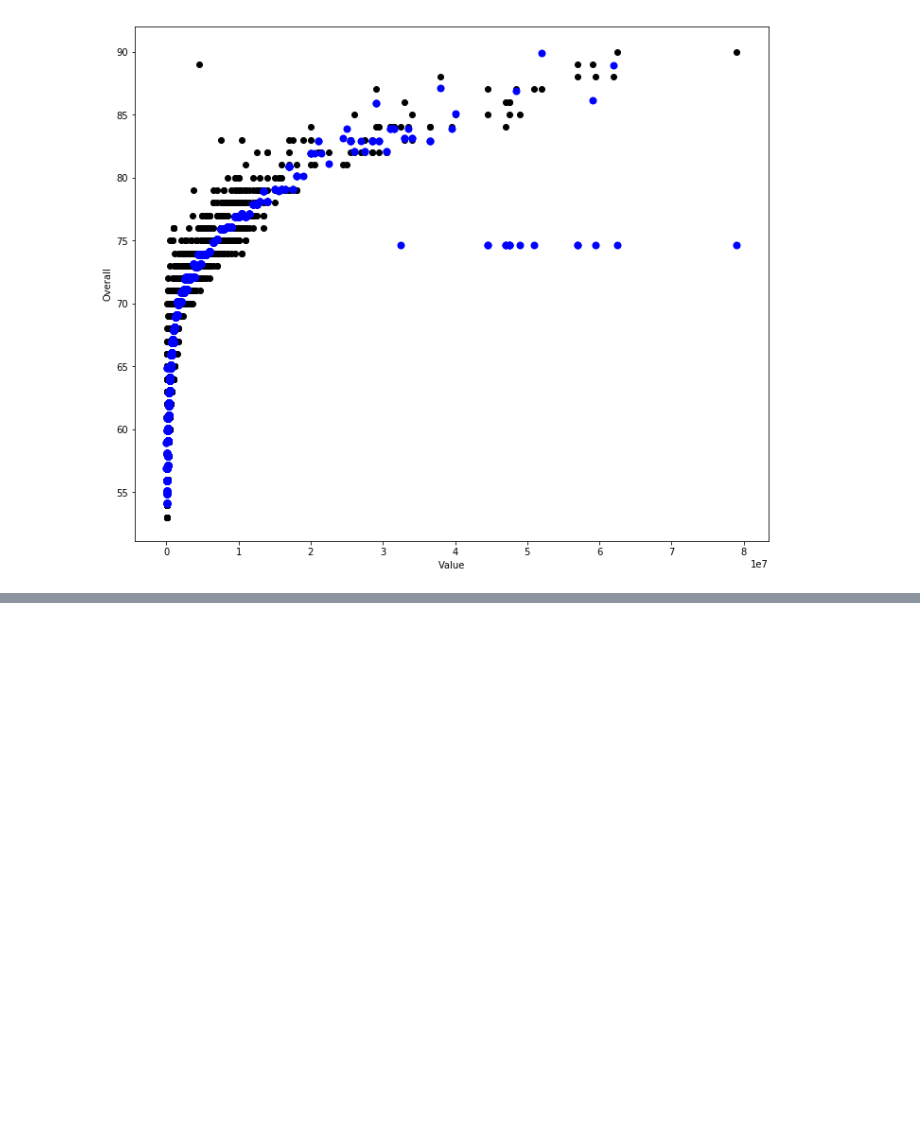
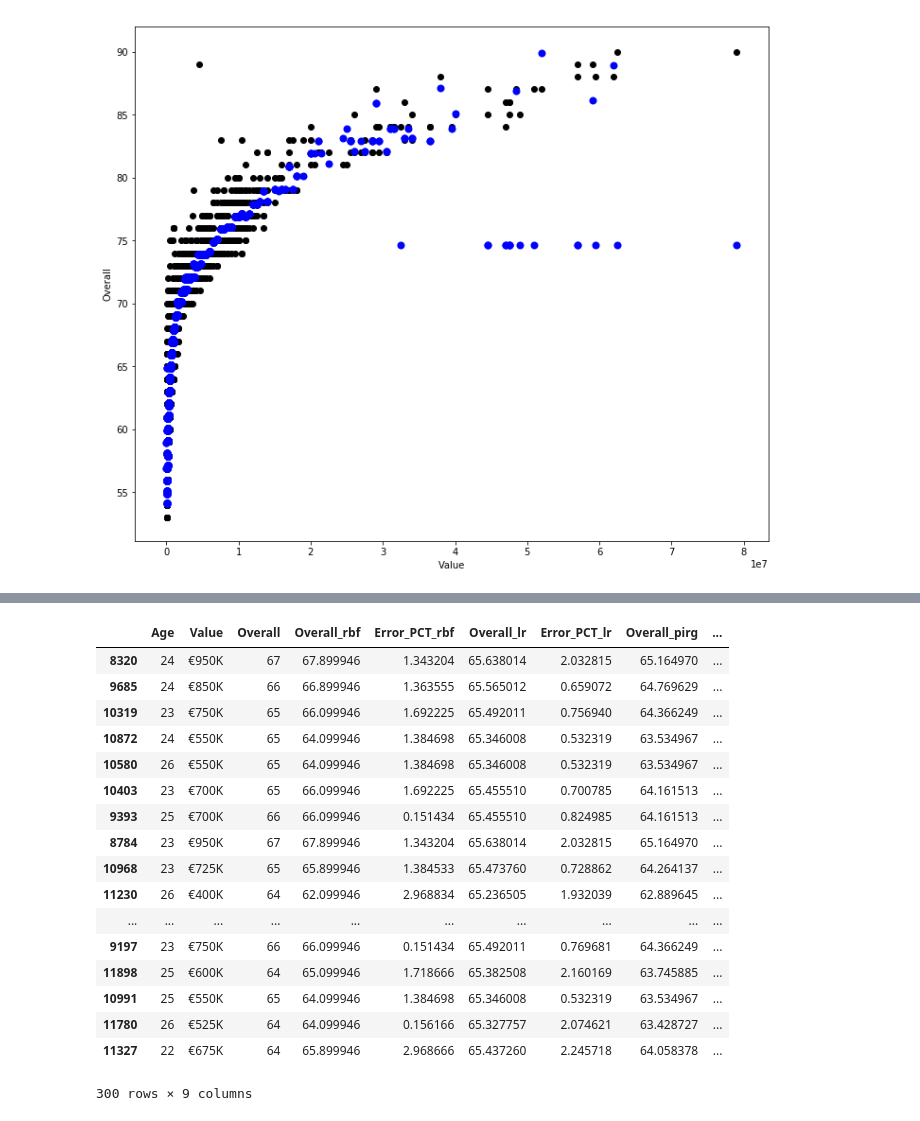
Before and after one commit to saidsef/ff18, a Jupyter notebook: ff18-ml.ipynb, the cells around one changed output, grey strips where cells are left out. Drawn from its saved outputs; the diff is of its cells as text; code cells hidden in the pictures; blank space fills up the shorter version.

```diff
--- a/ff18-ml.ipynb
+++ b/ff18-ml.ipynb
@@ -255,0 +263,34 @@ test[['Name',
+# %%
+test.loc[
+    (test.Age > 21)
+    & (test.Age < 27)
+    & (test.ValueNum < 30000000)
+    & ((test.Error_PCT_lr < 3) & (test.Error_PCT_pirg < 3) & (test.Error_PCT_rbf < 3)),
+    [ 'Age',
+      'Value',
+      'Overall',
+      'Overall_rbf',
+      'Error_PCT_rbf',
+      'Overall_lr',
+      'Error_PCT_lr',
+      'Overall_pirg',
+      'Error_PCT_pirg']]
+# %% [output]
+|  | Age | Value | Overall | Overall_rbf | Error_PCT_rbf | Overall_lr | Error_PCT_lr | Overall_pirg | ... |
+| 8320 | 24 | €950K | 67 | 67.899946 | 1.343204 | 65.638014 | 2.032815 | 65.164970 | ... |
+| 9685 | 24 | €850K | 66 | 66.899946 | 1.363555 | 65.565012 | 0.659072 | 64.769629 | ... |
+| 10319 | 23 | €750K | 65 | 66.099946 | 1.692225 | 65.492011 | 0.756940 | 64.366249 | ... |
+| 10872 | 24 | €550K | 65 | 64.099946 | 1.384698 | 65.346008 | 0.532319 | 63.534967 | ... |
+| 10580 | 26 | €550K | 65 | 64.099946 | 1.384698 | 65.346008 | 0.532319 | 63.534967 | ... |
+| 10403 | 23 | €700K | 65 | 66.099946 | 1.692225 | 65.455510 | 0.700785 | 64.161513 | ... |
+| 9393 | 25 | €700K | 66 | 66.099946 | 0.151434 | 65.455510 | 0.824985 | 64.161513 | ... |
+| 8784 | 23 | €950K | 67 | 67.899946 | 1.343204 | 65.638014 | 2.032815 | 65.164970 | ... |
+| 10968 | 23 | €725K | 65 | 65.899946 | 1.384533 | 65.473760 | 0.728862 | 64.264137 | ... |
+| 11230 | 26 | €400K | 64 | 62.099946 | 2.968834 | 65.236505 | 1.932039 | 62.889645 | ... |
+| ... | ... | ... | ... | ... | ... | ... | ... | ... | ... |
+| 9197 | 23 | €750K | 66 | 66.099946 | 0.151434 | 65.492011 | 0.769681 | 64.366249 | ... |
+| 11898 | 25 | €600K | 64 | 65.099946 | 1.718666 | 65.382508 | 2.160169 | 63.745885 | ... |
+| 10991 | 25 | €550K | 65 | 64.099946 | 1.384698 | 65.346008 | 0.532319 | 63.534967 | ... |
+| 11780 | 26 | €525K | 64 | 64.099946 | 0.156166 | 65.327757 | 2.074621 | 63.428727 | ... |
+| 11327 | 22 | €675K | 64 | 65.899946 | 2.968666 | 65.437260 | 2.245718 | 64.058378 | ... |
+300 rows × 9 columns
```
Also changed, not shown: parts of 5 cells of this notebook.
